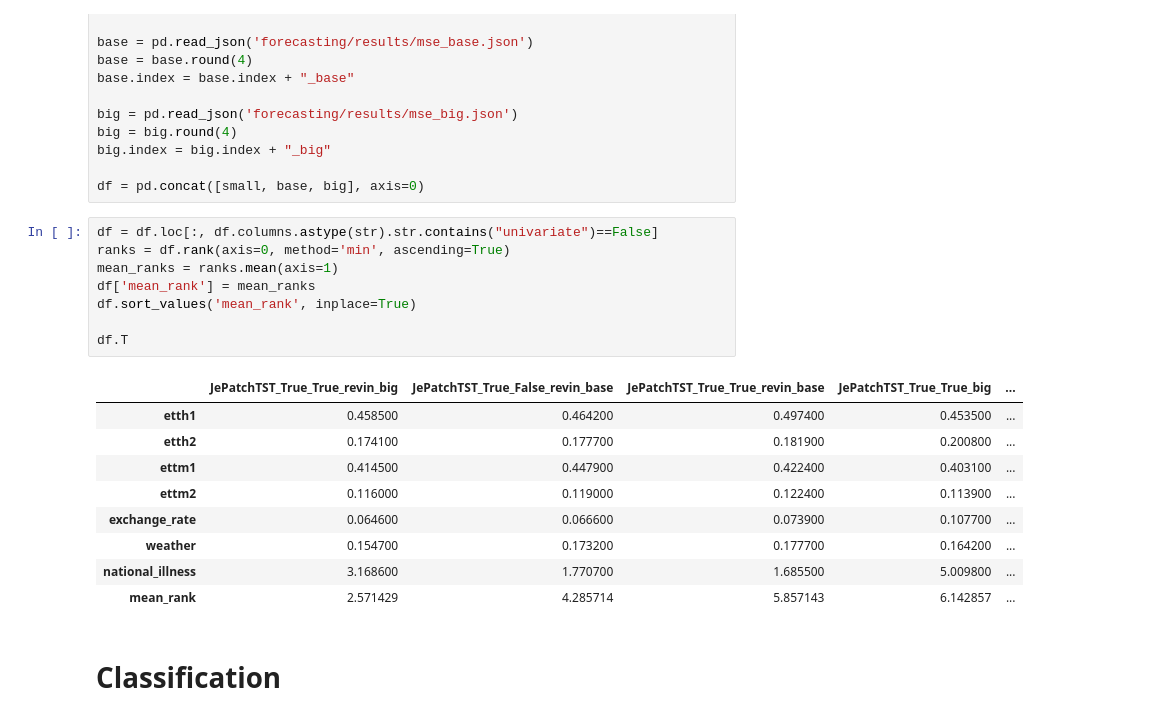
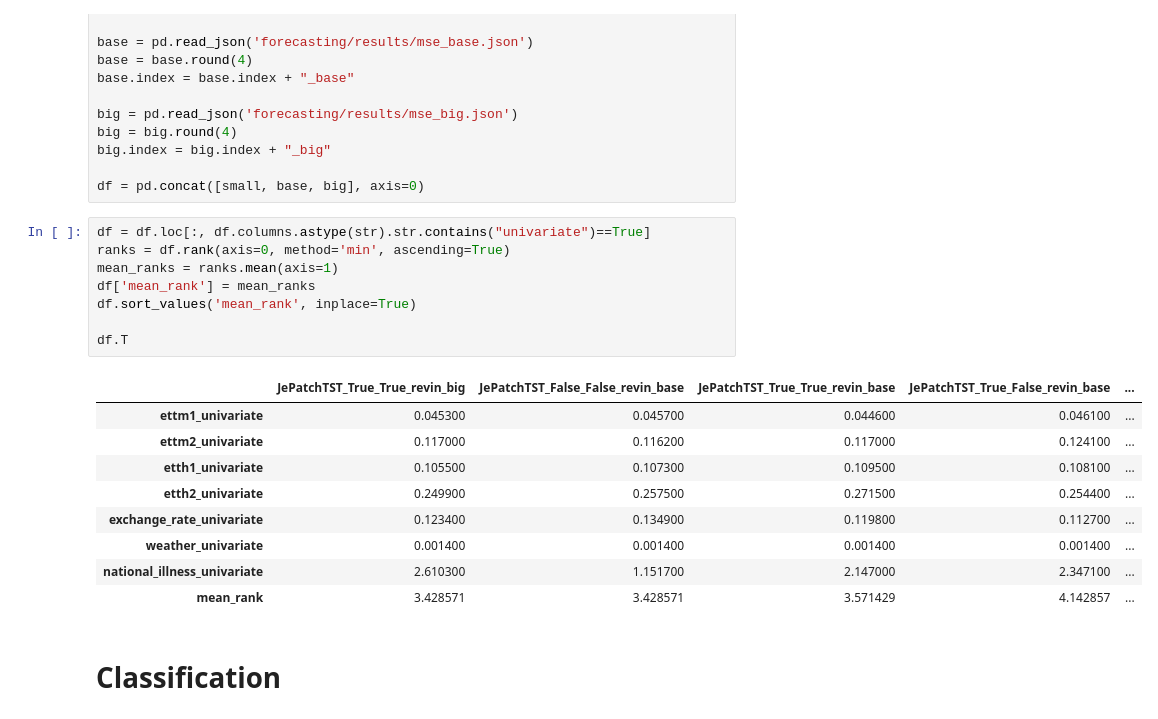
Before and after one commit to vilhess/JEPAtchTST, a Jupyter notebook: results.ipynb, the cells around one changed output. Cells and saved outputs as stored; diff of their text form.

```diff
--- a/results.ipynb
+++ b/results.ipynb
@@ -244,23 +244,23 @@ big.index = big.index + "_big"
 
 df = pd.concat([small, base, big], axis=0)
 # %%
-df = df.loc[:, df.columns.astype(str).str.contains("univariate")==False]
+df = df.loc[:, df.columns.astype(str).str.contains("univariate")==True]
 ranks = df.rank(axis=0, method='min', ascending=True)
 mean_ranks = ranks.mean(axis=1)
 df['mean_rank'] = mean_ranks
 df.sort_values('mean_rank', inplace=True)
 
 df.T
 # %% [output]
-|  | JePatchTST_True_True_revin_big | JePatchTST_True_False_revin_base | JePatchTST_True_True_revin_base | JePatchTST_True_True_big | ... |
-| etth1 | 0.458500 | 0.464200 | 0.497400 | 0.453500 | ... |
-| etth2 | 0.174100 | 0.177700 | 0.181900 | 0.200800 | ... |
-| ettm1 | 0.414500 | 0.447900 | 0.422400 | 0.403100 | ... |
-| ettm2 | 0.116000 | 0.119000 | 0.122400 | 0.113900 | ... |
-| exchange_rate | 0.064600 | 0.066600 | 0.073900 | 0.107700 | ... |
-| weather | 0.154700 | 0.173200 | 0.177700 | 0.164200 | ... |
-| national_illness | 3.168600 | 1.770700 | 1.685500 | 5.009800 | ... |
-| mean_rank | 2.571429 | 4.285714 | 5.857143 | 6.142857 | ... |
+|  | JePatchTST_True_True_revin_big | JePatchTST_False_False_revin_base | JePatchTST_True_True_revin_base | JePatchTST_True_False_revin_base | ... |
+| ettm1_univariate | 0.045300 | 0.045700 | 0.044600 | 0.046100 | ... |
+| ettm2_univariate | 0.117000 | 0.116200 | 0.117000 | 0.124100 | ... |
+| etth1_univariate | 0.105500 | 0.107300 | 0.109500 | 0.108100 | ... |
+| etth2_univariate | 0.249900 | 0.257500 | 0.271500 | 0.254400 | ... |
+| exchange_rate_univariate | 0.123400 | 0.134900 | 0.119800 | 0.112700 | ... |
+| weather_univariate | 0.001400 | 0.001400 | 0.001400 | 0.001400 | ... |
+| national_illness_univariate | 2.610300 | 1.151700 | 2.147000 | 2.347100 | ... |
+| mean_rank | 3.428571 | 3.428571 | 3.571429 | 4.142857 | ... |
 # %% [markdown]
 # Classification
 # %% [markdown]
```
Also changed, not shown: parts of 3 cells of this notebook, 3 other files.
